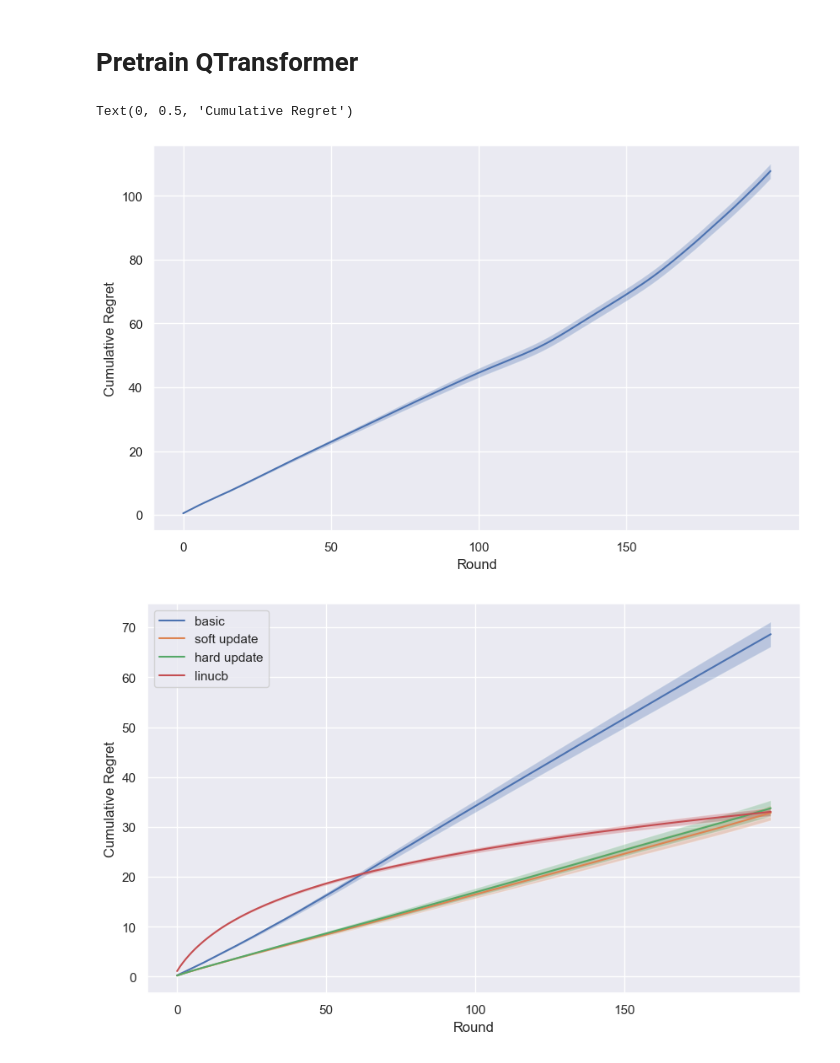
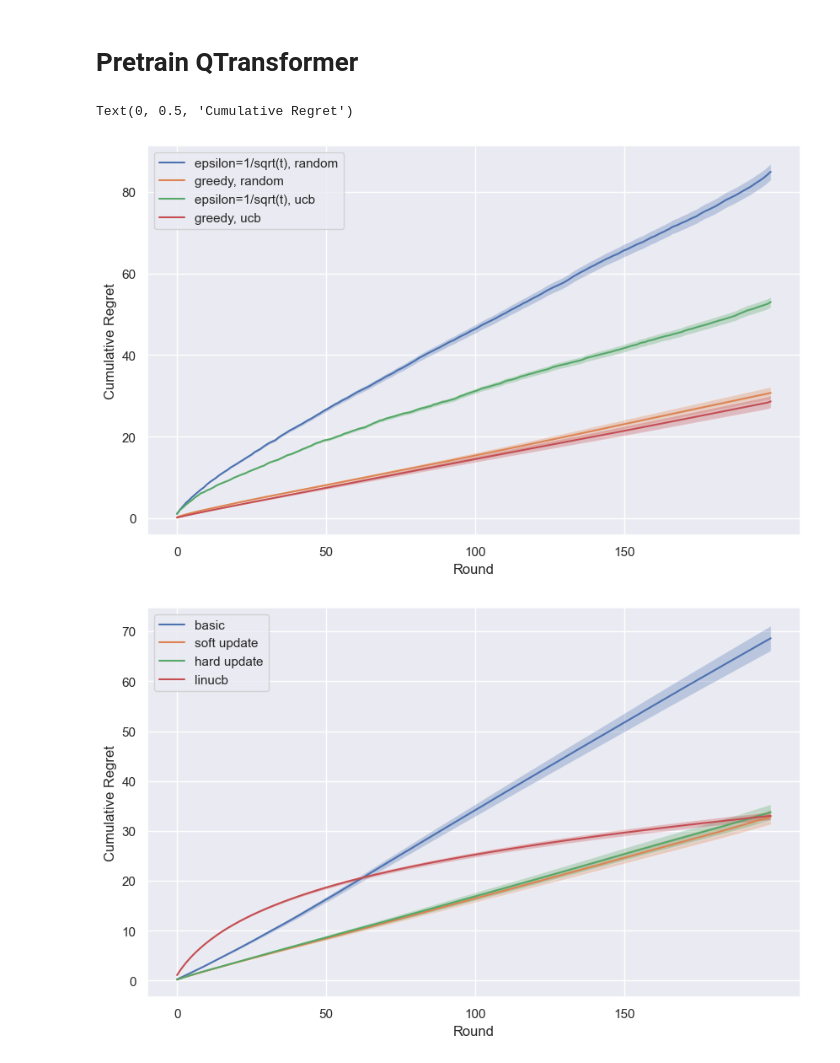
Before and after one commit to xjxyys/In-context-RL, a Jupyter notebook: experiment.ipynb, the cells around one changed output. Saved outputs shown, nothing was run; the diff lists cells and outputs as text; code cells hidden in the pictures.

```diff
--- a/experiment.ipynb
+++ b/experiment.ipynb
@@ -558,7 +558,8 @@ T = 200
 
 model = Transformer(config)
 # model.load_state_dict(torch.load('model/Qtransformer_model_0706_2.pth'))
-model.load_state_dict(torch.load('model/Qtransformer_model_ucb_0707.pth'))
+model.load_state_dict(torch.load('model/Qtransformer_model_random_0716_gamma_1.pth'))
+# model.load_state_dict(torch.load('model/Qtransformer_model_new_1.pth'))
 model.to(device)
 model.eval()  # 确保模型在评估模式
 # evaluate the model
@@ -569,8 +570,7 @@ batchsize = 32
 trajectories = [] # Store all trajectories
 # In this setting, s_t = \mathbb{A} = action_set!
 all_regrets = np.zeros((num_trajectories, T))
-initilize_prob = 0
-
+initilize_prob = 1
 
 for i in tqdm.tqdm(range(num_trajectories//batchsize)):
 
@@ -586,6 +586,8 @@ for i in tqdm.tqdm(range(num_trajectories//batchsize)):
     # action_sets shape: [batchsize, num_actions*context_dim]
     action_sets = torch.stack(action_sets).reshape(batchsize, -1) # [batchsize, num_actions*context_dim]
 
+
+    initial_tao = 0.01
     for t in range(1, T+1):
         if t == 1:
             context_actions = torch.empty((batchsize, 0, num_actions), dtype=torch.float32).to(device)
@@ -612,6 +614,10 @@ for i in tqdm.tqdm(range(num_trajectories//batchsize)):
             # last_timestep_outputs shape: [batchsize, num_actions]
             # action_indices = torch.multinomial(F.softmax(last_timestep_outputs, dim=-1), 1)
             action_indices = last_timestep_outputs.argmax(dim=-1).unsqueeze(1)
+            # 接一个softmax
+            # tao = initial_tao/np.sqrt(t)
+            # action_indices = torch.multinomial(F.softmax(last_timestep_outputs/tao, dim=-1), 1) #dimension [batchsize, 1]
+
         # last_timestep_outputs = model(x)
         # [2*t-1].argmax().item()
 
@@ -626,7 +632,8 @@ for i in tqdm.tqdm(range(num_trajectories//batchsize)):
 
         context_actions = torch.cat([context_actions, actions_one_hot], dim=1)
         context_rewards = torch.cat([context_rewards, reward_tensor], dim=1)
-
+        # print(context_rewards.shape)
+        # print(context_actions.shape)
 
         expected_rewards = [np.dot(env.action_set[action_index], env.w_star) for env, action_index in zip(envs, action_indices)]
 
@@ -651,22 +658,44 @@ for i in tqdm.tqdm(range(num_trajectories//batchsize)):
 # %%
 # save the regrets
 import pandas as pd
+import matplotlib.pyplot as plt
+import seaborn as sns
+
+
 df_regrets = pd.DataFrame(all_regrets)
 # df_regrets.to_csv('data/Qtransformer_random_regrets_0706_2_mix1.csv', index=False)
-df_regrets.to_csv('data/Qtransformer_ucb_regrets_1.csv', index=False)
+# df_regrets.to_csv('data/Qtransformer_random_regrets_new_2.csv', index=False)
+df_regrets.to_csv('data/Qtransformer_regrets_random_0716_gamma_1.csv', index=False)
 
 
+df_regrets_1 = pd.read_csv('data/Qtransformer_regrets_random_0715.csv')
+# df_regrets_2 = pd.read_csv('data/Qtransformer_random_regrets_new_2.csv')
+df_regrets_2 = pd.read_csv('data/Qtransformer_regrets_random_0715_greedy.csv')
+df_regrets_3 = pd.read_csv('data/Qtransformer_regrets_ucb_0714.csv')
+df_regrets_4 = pd.read_csv('data/Qtransformer_regrets_ucb_0714_greedy.csv')
 sns.set()
 plt.figure(figsize=(10, 6))
-plt.plot(df_regrets.mean(), label='Qtransformer')
-plt.fill_between(df_regrets.columns, df_regrets.mean() - df_regrets.std()/np.sqrt(num_trajectories), df_regrets.mean() + df_regrets.std()/np.sqrt(num_trajectories), alpha=0.3)
+# 画一条(0,0)到(200, 90)的直线
+# plt.plot([0, 200], [0, 93], color='black', linestyle='--', label='reference')
+plt.plot(df_regrets_1.mean(), label='epsilon=1/sqrt(t), random')
+plt.plot(df_regrets_2.mean(), label='greedy, random')
+plt.plot(df_regrets_3.mean(), label='epsilon=1/sqrt(t), ucb')
+plt.plot(df_regrets_4.mean(), label='greedy, ucb')
+
+
+plt.fill_between(df_regrets_1.columns, df_regrets_1.mean() - df_regrets_1.std()/np.sqrt(num_trajectories), df_regrets_1.mean() + df_regrets_1.std()/np.sqrt(num_trajectories), alpha=0.3)
+plt.fill_between(df_regrets_2.columns, df_regrets_2.mean() - df_regrets_2.std()/np.sqrt(num_trajectories), df_regrets_2.mean() + df_regrets_2.std()/np.sqrt(num_trajectories), alpha=0.3)
+plt.fill_between(df_regrets_3.columns, df_regrets_3.mean() - df_regrets_3.std()/np.sqrt(num_trajectories), df_regrets_3.mean() + df_regrets_3.std()/np.sqrt(num_trajectories), alpha=0.3)
+plt.fill_between(df_regrets_4.columns, df_regrets_4.mean() - df_regrets_4.std()/np.sqrt(num_trajectories), df_regrets_4.mean() + df_regrets_4.std()/np.sqrt(num_trajectories), alpha=0.3)
+
+plt.legend()
 plt.xlabel('Round')
 # ever 50 rounds set a x-tick
 plt.xticks(np.arange(0, T, 50))
 plt.ylabel('Cumulative Regret')
 # %% [output]
 Text(0, 0.5, 'Cumulative Regret')
-[figure, old version]
+[figure, new version]
 # %%
 
 # plot the average regret with confidence interval
```
Also changed, not shown: parts of 1 cell of this notebook, 2 other files.
